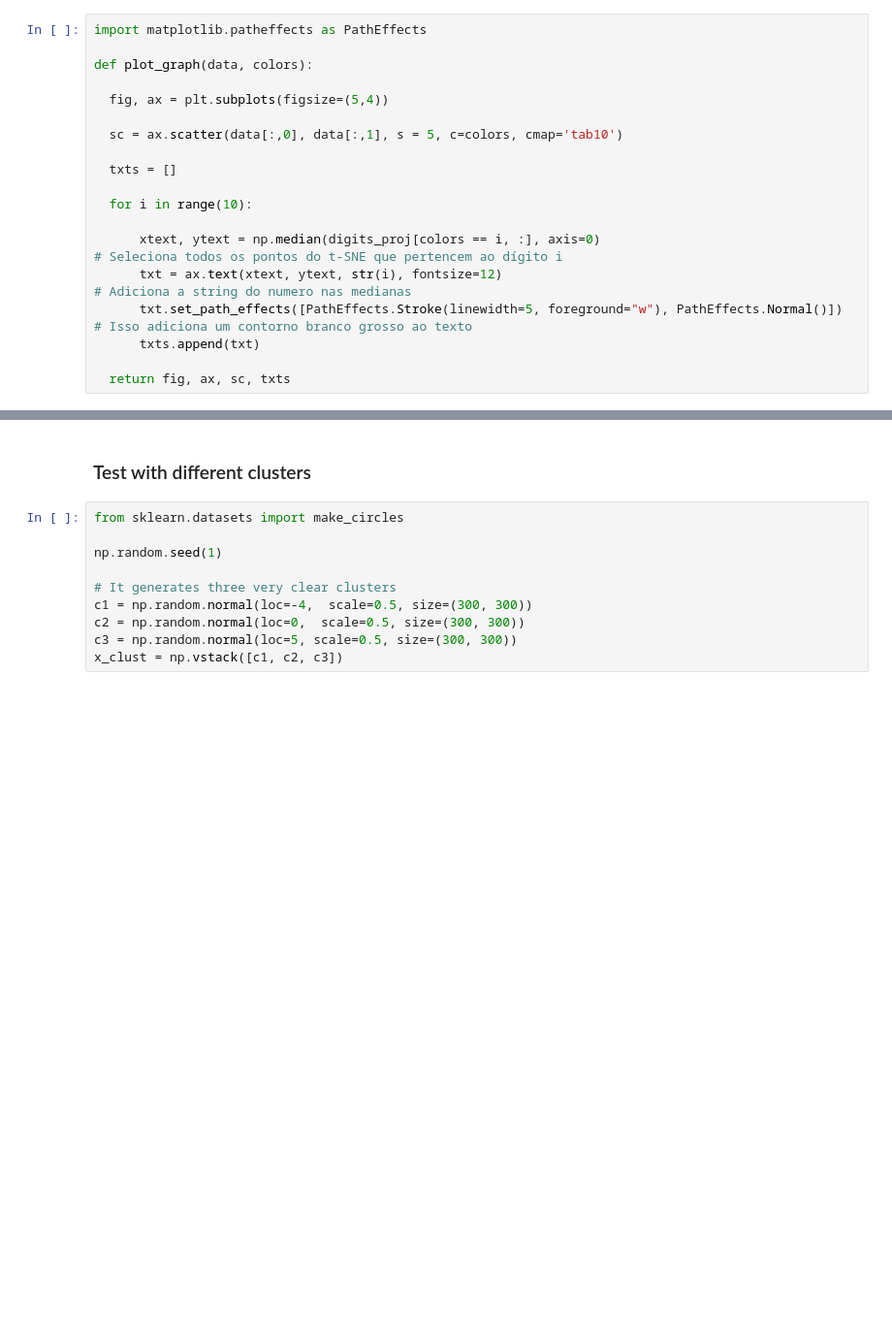
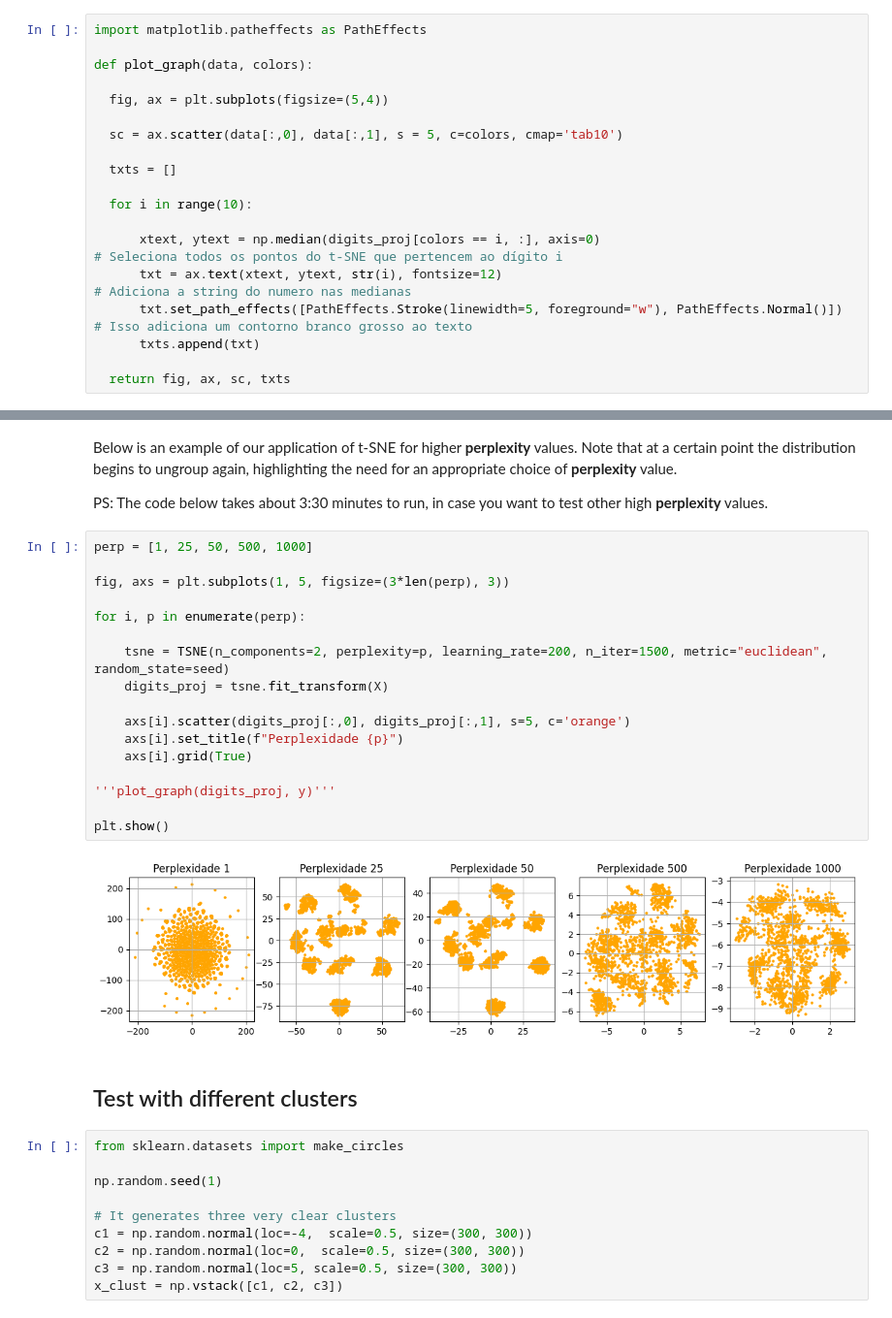
Before and after one commit to physerikc/gravitational-waves, a Jupyter notebook: t_SNE_application.ipynb, the cells around one changed output, grey strips where cells are left out. Shown at 97% size. Drawn from its saved outputs; the diff is of its cells as text; blank space fills up the shorter version.

```diff
--- a/t_SNE_application.ipynb
+++ b/t_SNE_application.ipynb
@@ -147,5 +190,28 @@ plt.show()
+# %% [markdown]
+Below is an example of our application of t-SNE for higher **perplexity** values. Note that at a certain point the distribution begins to ungroup again, highlighting the need for an appropriate choice of **perplexity** value.
+
+PS: The code below takes about 3:30 minutes to run, in case you want to test other high **perplexity** values.
+# %%
+perp = [1, 25, 50, 500, 1000]
+
+fig, axs = plt.subplots(1, 5, figsize=(3*len(perp), 3))
+
+for i, p in enumerate(perp):
+
+    tsne = TSNE(n_components=2, perplexity=p, learning_rate=200, n_iter=1500, metric="euclidean", random_state=seed)
+    digits_proj = tsne.fit_transform(X)
+
+    axs[i].scatter(digits_proj[:,0], digits_proj[:,1], s=5, c='orange')
+    axs[i].set_title(f"Perplexidade {p}")
+    axs[i].grid(True)
+
+'''plot_graph(digits_proj, y)'''
+
+plt.show()
+# %% [output]
+[figure, added]
 # %% [markdown]
-### Test with different clusters
+## Test with different clusters
 # %%
 from sklearn.datasets import make_circles
 
```
Also changed, not shown: parts of 70 cells of this notebook.
